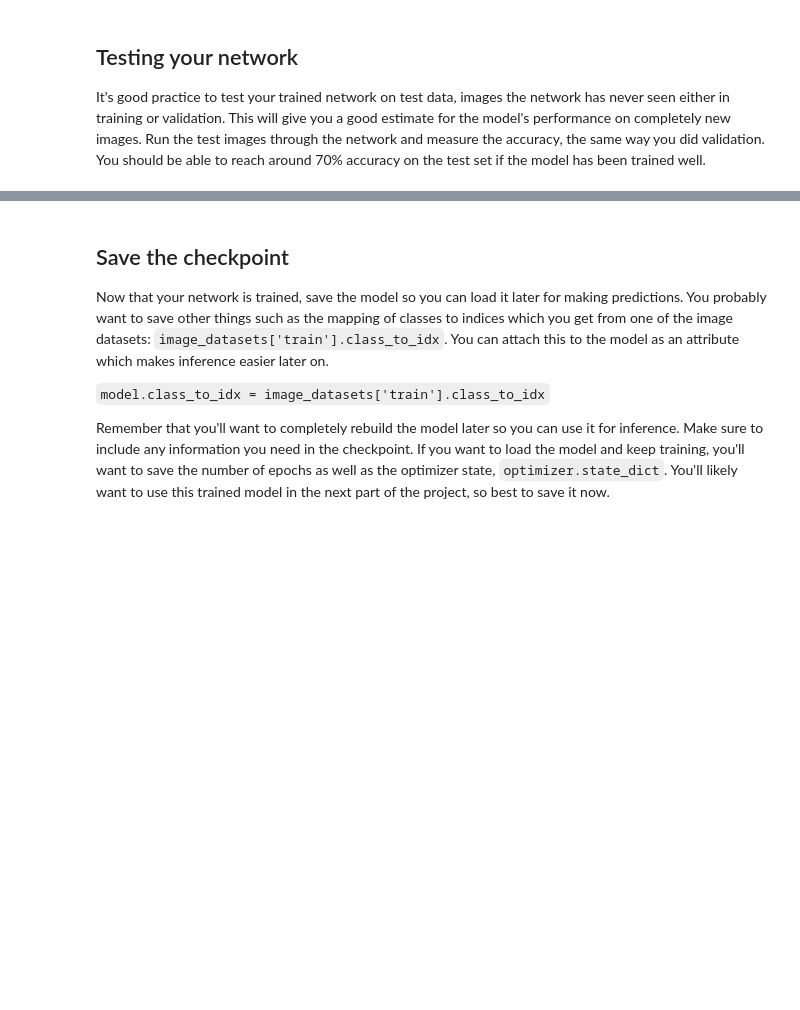
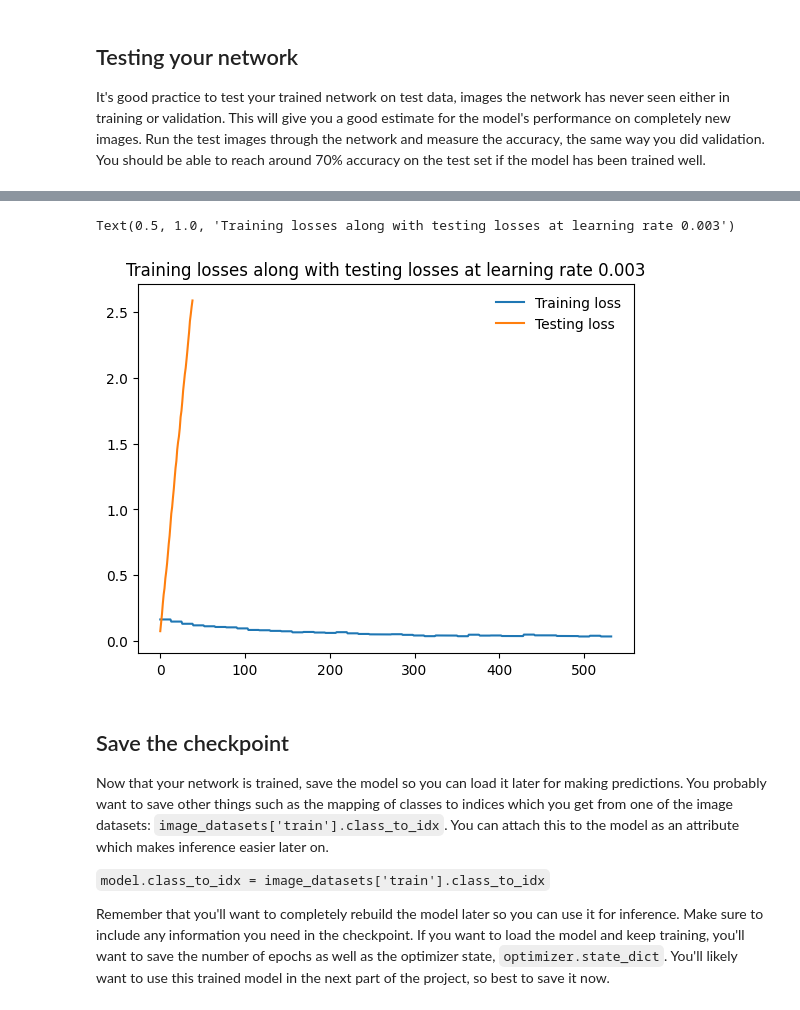
Before and after one commit to michaelgobz/imageclassifier, a Jupyter notebook: Image Classifier Project.ipynb, the cells around one changed output, grey strips where cells are left out. Drawn from its saved outputs; the diff is of its cells as text; code cells hidden in the pictures; blank space fills up the shorter version.

```diff
--- a/Image Classifier Project.ipynb
+++ b/Image Classifier Project.ipynb
@@ -120,0 +176,15 @@ GPU Workspaces about Keeping Your Session Active. You'll want to include code fr
+# %%
+# TODO: Build and train your network
+model = models.densenet121(pretrained=True)
+
+# Freeze parameters so we don't backprop through them
+for param in model.parameters():
+    param.requires_grad = False
+
+model.classifier = nn.Sequential(nn.Linear(1024, 512),
+                                 nn.ReLU(),
+                                 nn.Dropout(0.3),
+                                 nn.Linear(512, 102),
+                                 nn.LogSoftmax(dim=1))
+
+criterion = nn.NLLLoss()
@@ -126,0 +309,20 @@ It's good practice to test your trained network on test data, images the network
+# %%
+# TODO: Do validation on the test set
+with torch.no_grad():
+  for inputs, labels in testloader:
+    inputs, labels = inputs.to(device), labels.to(device)
+    logps = model.forward(inputs)
+    batch_loss = criterion(logps, labels)
+
+    test_loss += batch_loss.item()
+
+    # Calculate accuracy
+    ps = torch.exp(logps)
+    top_p, top_class = ps.topk(1, dim=1)
+    equals = top_class == labels.view(*top_class.shape)
+    test_accuracy += torch.mean(equals.type(torch.FloatTensor)).item()
+    testinglosses.append(test_loss/len(testloader))
+
+print(
+      f"Test loss: {test_loss/len(testloader):.3f}.. "
+      f"Test accuracy: {test_accuracy/len(testloader) * 100:.3f}")
@@ -127,3 +331,13 @@ It's good practice to test your trained network on test data, images the network
+# %%
+# Testing losses along with testing
+title = f'Training losses along with testing losses at learning rate {rate}'
+plt.plot(traininglosses, label='Training loss')
+plt.plot(testinglosses, label='Testing loss')
+plt.legend(frameon=False)
+plt.title(title)
+# %% [output]
+Text(0.5, 1.0, 'Training losses along with testing losses at learning rate 0.003')
+[figure, added]
 # %% [markdown]
 ## Save the checkpoint
 
```
Also changed, not shown: parts of 27 cells of this notebook.
